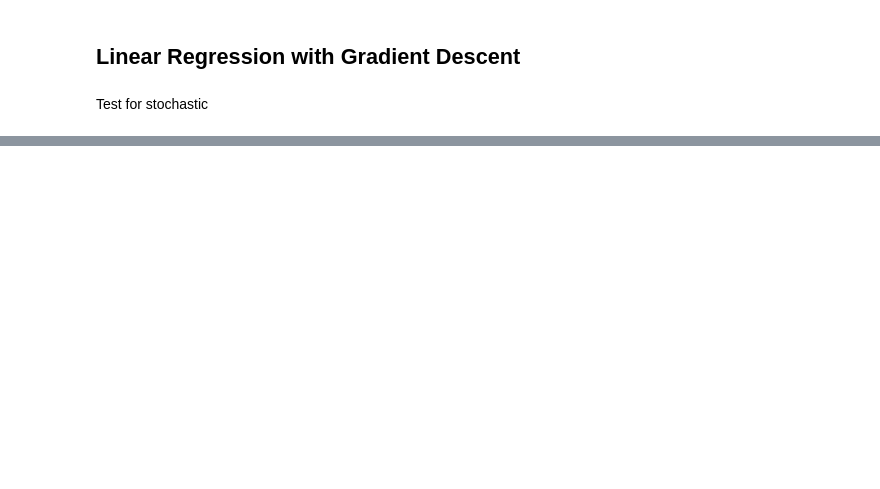
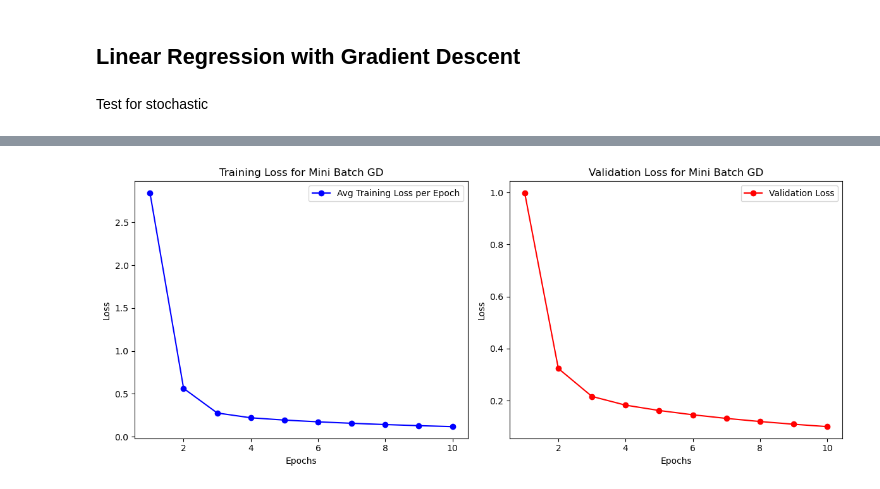
Before and after one commit to anshium/smai-assignment-1, a Jupyter notebook: Question_1/q1.ipynb, the cells around one changed output, grey strips where cells are left out. Drawn from its saved outputs; the diff is of its cells as text; code cells hidden in the pictures; blank space fills up the shorter version.

```diff
--- a/Question_1/q1.ipynb
+++ b/Question_1/q1.ipynb
@@ -332,0 +387,9 @@ plot_results("Stochastic Gradient Descent", training_losses_sgd, validation_loss
+# %%
+init_method = "random"
+
+# w_sgd, b_sgd, training_losses_sgd, validation_losses_sgd = stochastic_gd(X_train, y_train, X_val, y_val, init_method)
+w_mbgd, b_mbgd, training_losses_mbgd, validation_losses_mbgd = mini_batch_gd(X_train, y_train, X_val, y_val)
+# %%
+plot_results("Mini Batch GD", training_losses_mbgd, validation_losses_mbgd)
+# %% [output]
+[figure, added]
```
Also changed, not shown: parts of 13 cells of this notebook, 5 other files.
